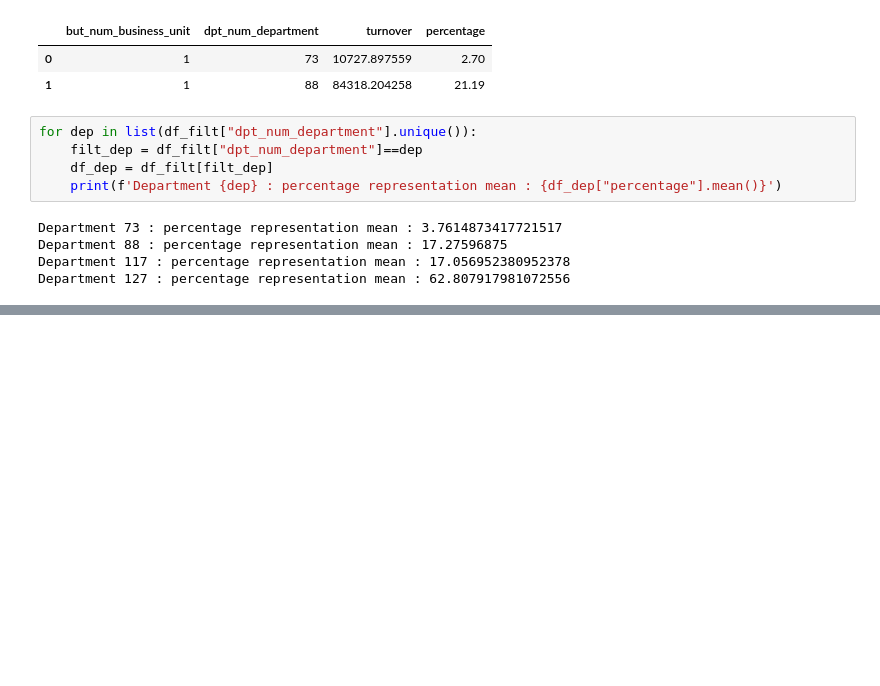
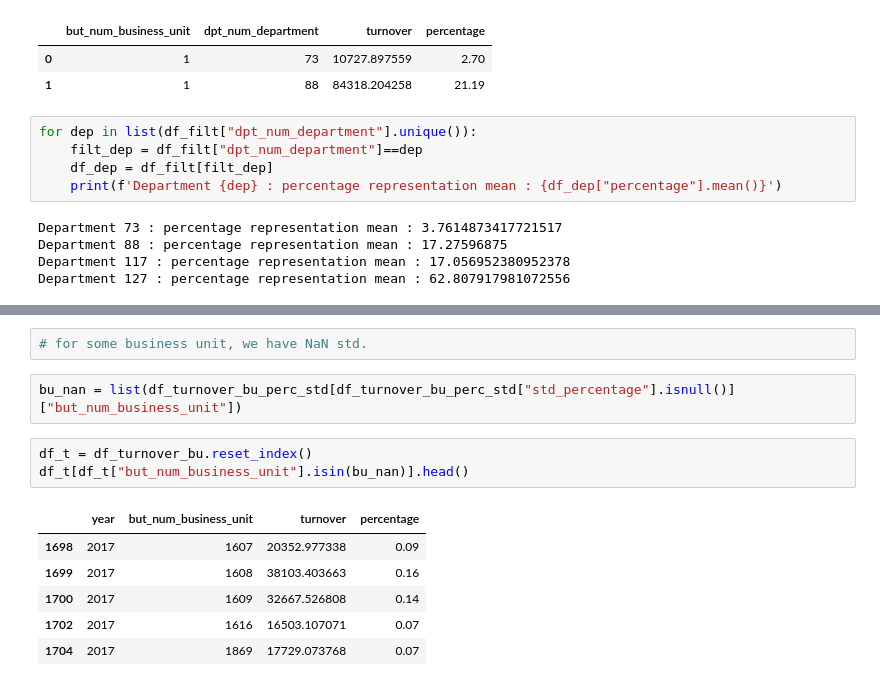
Before and after one commit to louisvilpoux/decathlon_interview, a Jupyter notebook: forecast.ipynb, the cells around one changed output, grey strips where cells are left out. Drawn from its saved outputs; the diff is of its cells as text; blank space fills up the shorter version.

```diff
--- a/forecast.ipynb
+++ b/forecast.ipynb
@@ -178,0 +235,14 @@ Department 127 : percentage representation mean : 62.807917981072556
+# %%
+# for some business unit, we have NaN std.
+# %%
+bu_nan = list(df_turnover_bu_perc_std[df_turnover_bu_perc_std["std_percentage"].isnull()]["but_num_business_unit"])
+# %%
+df_t = df_turnover_bu.reset_index()
+df_t[df_t["but_num_business_unit"].isin(bu_nan)].head()
+# %% [output]
+|  | year | but_num_business_unit | turnover | percentage |
+| 1698 | 2017 | 1607 | 20352.977338 | 0.09 |
+| 1699 | 2017 | 1608 | 38103.403663 | 0.16 |
+| 1700 | 2017 | 1609 | 32667.526808 | 0.14 |
+| 1702 | 2017 | 1616 | 16503.107071 | 0.07 |
+| 1704 | 2017 | 1869 | 17729.073768 | 0.07 |
```
Also changed, not shown: parts of 17 cells of this notebook.
